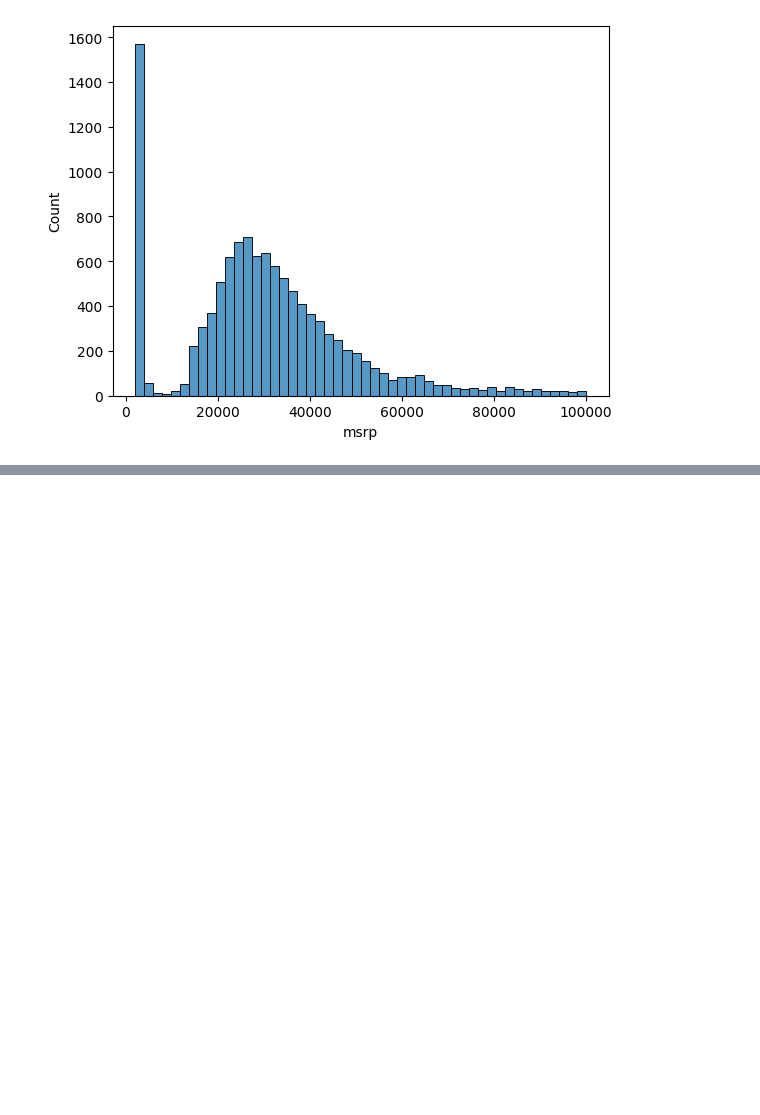
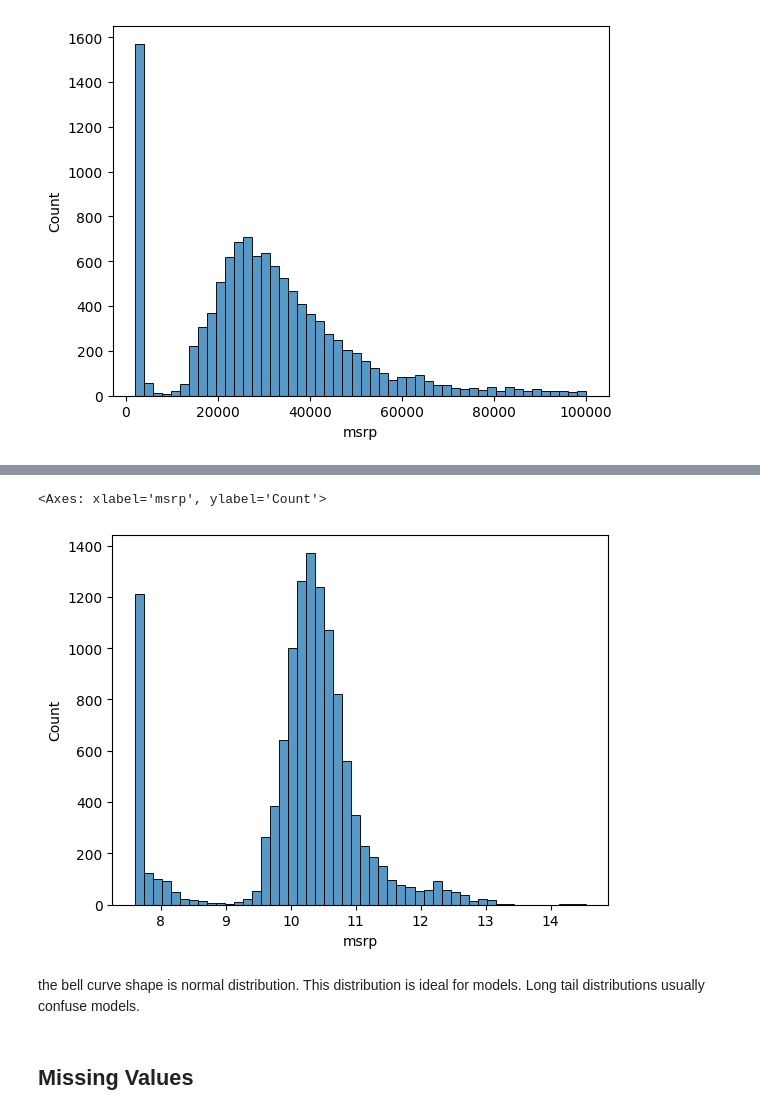
Before and after one commit to eeshan107/CarPriceML, a Jupyter notebook: CarPriceML.ipynb, the cells around one changed output, grey strips where cells are left out. Saved outputs shown, nothing was run; the diff lists cells and outputs as text; code cells hidden in the pictures; blank space fills up the shorter version.

Commit message:
CarPriceML: Adding EDA

```diff
--- a/CarPriceML.ipynb
+++ b/CarPriceML.ipynb
@@ -107,0 +115,2 @@ sns.histplot(df.msrp[df.msrp < 100000], bins = 50)
+# %%
+price_logs = np.log1p(df.msrp)
@@ -107,0 +132,10 @@ sns.histplot(df.msrp[df.msrp < 100000], bins = 50)
+# %%
+sns.histplot(price_logs, bins = 50)
+# %% [output]
+<Axes: xlabel='msrp', ylabel='Count'>
+[figure, added]
+# %% [markdown]
+the bell curve shape is normal distribution. This distribution is ideal for models.
+Long tail distributions usually confuse models.
+# %% [markdown]
+## Missing Values
```
Also changed, not shown: parts of 4 cells of this notebook, 1 other file.
